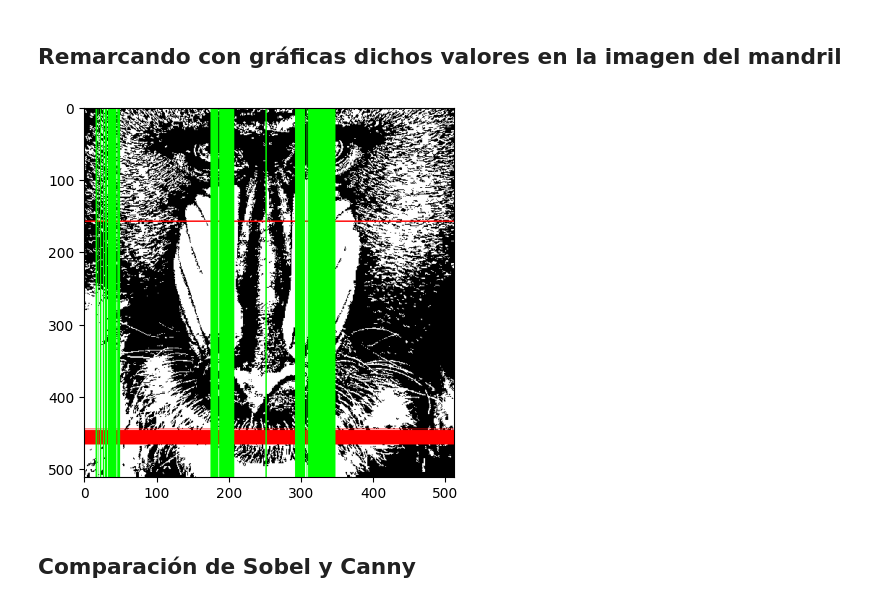
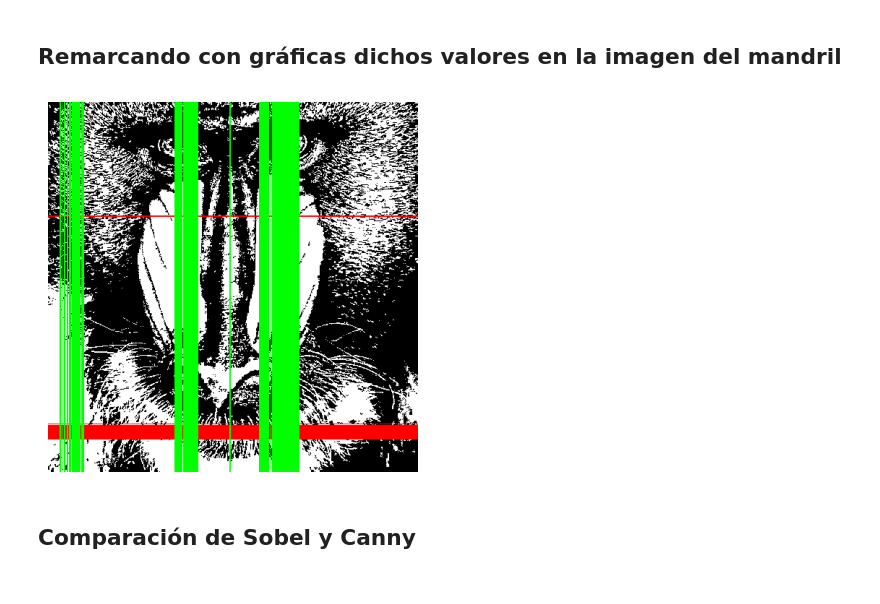
Before and after one commit to A-NullPointer/VC-P2, a Jupyter notebook: Practica2.ipynb, the cells around one changed output. Saved outputs shown, nothing was run; the diff lists cells and outputs as text; code cells hidden in the pictures.

```diff
--- a/Practica2.ipynb
+++ b/Practica2.ipynb
@@ -103,12 +114,11 @@ plt.savefig('imgs/mandril_umbralizado.jpg')
 # %% [markdown]
 ## Conteo de filas y columnas con valores de píxeles no nulos
+# %%
+def count_above(image, p, axis):
+    counts = np.count_nonzero(image, axis=axis)
+    max_index = np.argmax(counts)
+    max_value = counts[max_index]
+    return {i: int(counts[i]) for i in range(len(counts)) if counts[i] > p*max_value}
 # %%
-row_counts = np.count_nonzero(threshold_image, axis=1)
-max_row_index = np.argmax(row_counts)
-max_row_value = row_counts[max_row_index]
-rows = {i: int(row_counts[i]) for i in range(len(row_counts)) if row_counts[i] > .9*max_row_value}
-
-col_counts = np.count_nonzero(threshold_image, axis=0)
-max_col_index = np.argmax(col_counts)
-max_col_value = col_counts[max_col_index]
-cols = {i: int(col_counts[i]) for i in range(len(col_counts)) if col_counts[i] > .9*max_col_value}
+rows = count_above(threshold_image, .9, 1)
+columns = count_above(threshold_image, .9, 0)
@@ -117,17 +145,18 @@ cols = {i: int(col_counts[i]) for i in range(len(col_counts)) if col_counts[i] >
 # %%
 h, w = threshold_image.shape
 threshold_image = cv2.cvtColor(threshold_image, cv2.COLOR_GRAY2RGB)
 
 for row, value in rows.items():
     cv2.line(threshold_image, (0, row), (w, row), (255, 0, 0), 1)
 
-for col, value in cols.items():
+for col, value in columns.items():
     cv2.line(threshold_image, (col, 0), (col, h), (0, 255, 0), 1)
 
+plt.axis('off')
 plt.imshow(threshold_image, cmap='gray')
 
 plt.savefig('imgs/mandril_umbralizado_filas_columnas.jpg')
 # %% [output]
-[figure, old version]
+[figure, new version]
 # %% [markdown]
 ## Comparación de Sobel y Canny
```
Also changed, not shown: parts of 8 cells of this notebook, 9 other files.
